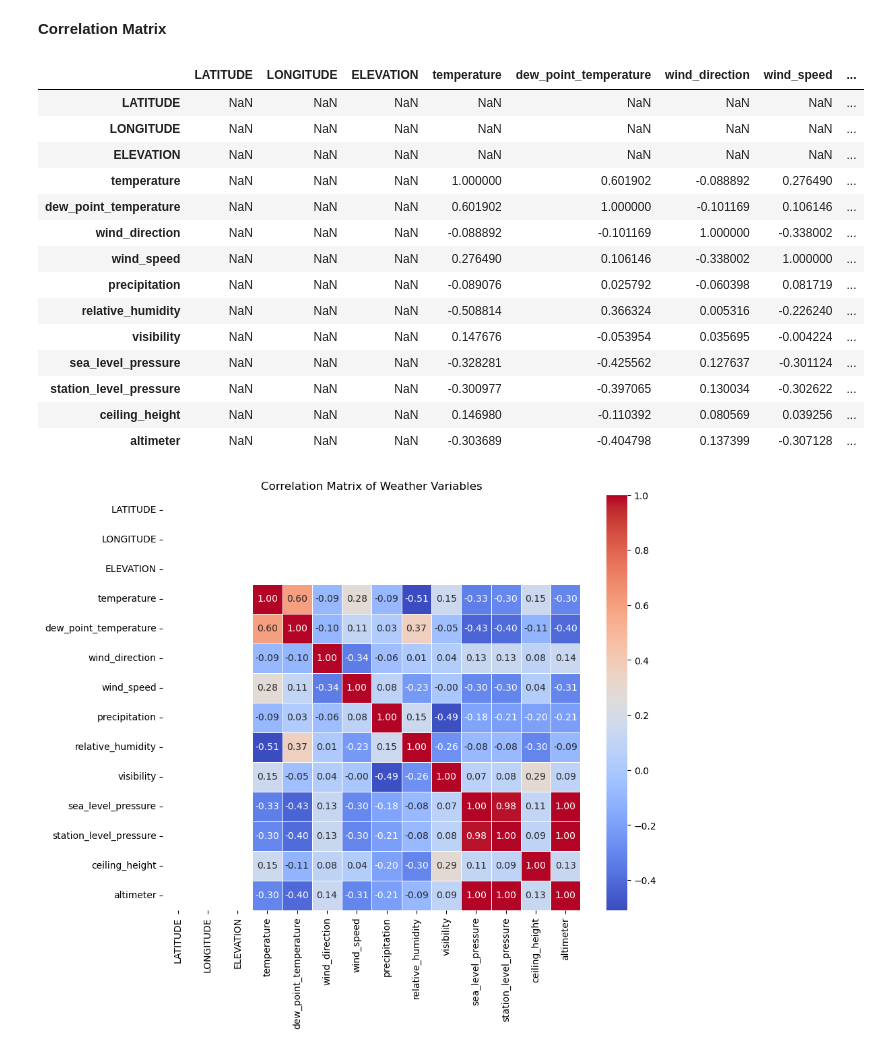
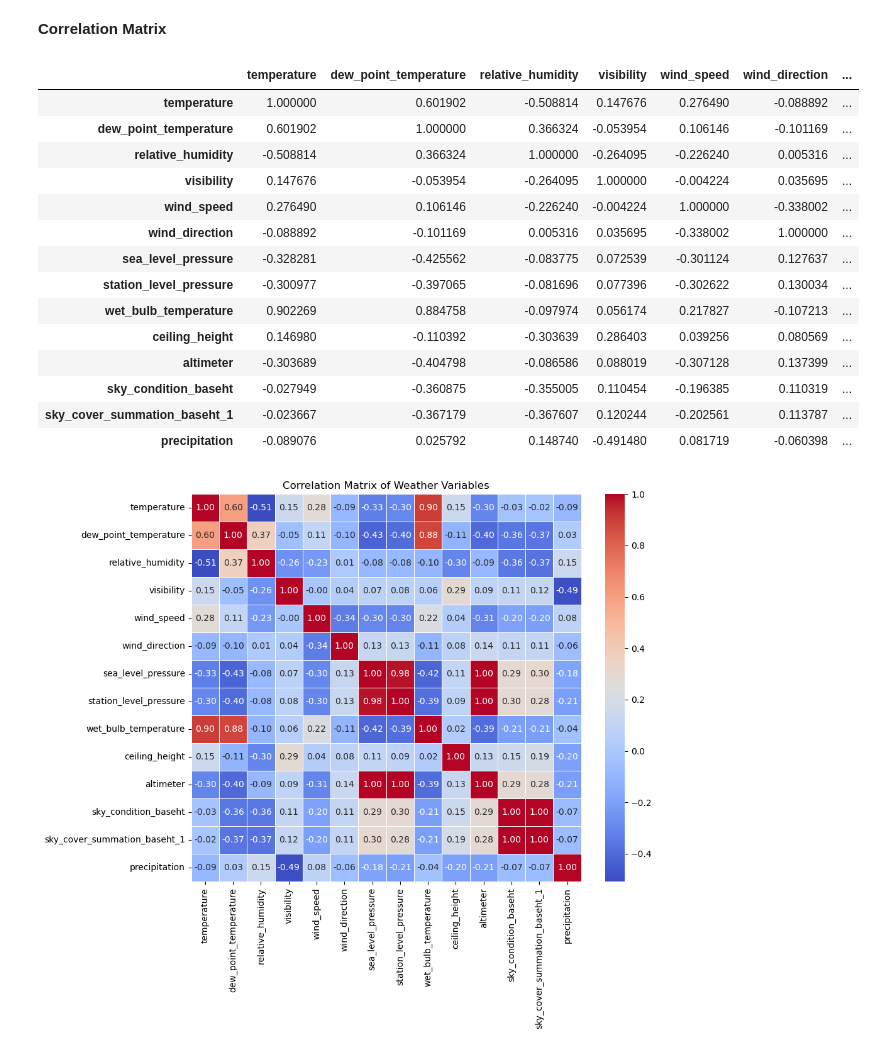
Before and after one commit to UC-Berkeley-I-School/207-Summer26-FinalProject-MLModel, a Jupyter notebook: EDA/SFO_NOAA_EDA_YvonneChook.ipynb, the cells around one changed output. Cells and saved outputs as stored; diff of their text form; code cells hidden in the pictures.

```diff
--- a/EDA/SFO_NOAA_EDA_YvonneChook.ipynb
+++ b/EDA/SFO_NOAA_EDA_YvonneChook.ipynb
@@ -32,5 +22,0 @@ plt.show()
-# %%
-#remove cases where temp is null
-NOAA_SFO_df = NOAA_SFO_df.dropna(subset=["temperature"])
-
-NOAA_SFO_df.shape
@@ -138,7 +97,24 @@ display(NOAA_train_df[feature_cols].describe().T)
 # %% [markdown]
 Distribution of float features
 # %%
-for col in feature_cols:
+distribution_plot_columns = [
+    "temperature",
+    "dew_point_temperature",
+    "relative_humidity",
+    "visibility",
+    "wind_speed",
+    "wind_direction",
+    "sea_level_pressure",
+    "station_level_pressure",
+    "wet_bulb_temperature",
+    "ceiling_height",
+    "altimeter",
+    "sky_condition_baseht",
+    "sky_cover_summation_baseht_1",
+    "precipitation"
+]
+
+for col in distribution_plot_columns:
     plt.figure(figsize=(8, 4))
     plt.hist(NOAA_train_df[col].dropna(), bins=30)
     plt.xlabel(col)
@@ -264,25 +260,25 @@ plt.show()
 # %% [markdown]
 **Correlation Matrix**
 # %%
-corr = NOAA_train_df[feature_cols].corr()
+corr = NOAA_train_df[distribution_plot_columns].corr()
 
 display(corr)
 # %% [output]
-|  | LATITUDE | LONGITUDE | ELEVATION | temperature | dew_point_temperature | wind_direction | wind_speed | ... |
-| LATITUDE | NaN | NaN | NaN | NaN | NaN | NaN | NaN | ... |
-| LONGITUDE | NaN | NaN | NaN | NaN | NaN | NaN | NaN | ... |
-| ELEVATION | NaN | NaN | NaN | NaN | NaN | NaN | NaN | ... |
-| temperature | NaN | NaN | NaN | 1.000000 | 0.601902 | -0.088892 | 0.276490 | ... |
-| dew_point_temperature | NaN | NaN | NaN | 0.601902 | 1.000000 | -0.101169 | 0.106146 | ... |
-| wind_direction | NaN | NaN | NaN | -0.088892 | -0.101169 | 1.000000 | -0.338002 | ... |
-| wind_speed | NaN | NaN | NaN | 0.276490 | 0.106146 | -0.338002 | 1.000000 | ... |
-| precipitation | NaN | NaN | NaN | -0.089076 | 0.025792 | -0.060398 | 0.081719 | ... |
-| relative_humidity | NaN | NaN | NaN | -0.508814 | 0.366324 | 0.005316 | -0.226240 | ... |
-| visibility | NaN | NaN | NaN | 0.147676 | -0.053954 | 0.035695 | -0.004224 | ... |
-| sea_level_pressure | NaN | NaN | NaN | -0.328281 | -0.425562 | 0.127637 | -0.301124 | ... |
-| station_level_pressure | NaN | NaN | NaN | -0.300977 | -0.397065 | 0.130034 | -0.302622 | ... |
-| ceiling_height | NaN | NaN | NaN | 0.146980 | -0.110392 | 0.080569 | 0.039256 | ... |
-| altimeter | NaN | NaN | NaN | -0.303689 | -0.404798 | 0.137399 | -0.307128 | ... |
+|  | temperature | dew_point_temperature | relative_humidity | visibility | wind_speed | wind_direction | ... |
+| temperature | 1.000000 | 0.601902 | -0.508814 | 0.147676 | 0.276490 | -0.088892 | ... |
+| dew_point_temperature | 0.601902 | 1.000000 | 0.366324 | -0.053954 | 0.106146 | -0.101169 | ... |
+| relative_humidity | -0.508814 | 0.366324 | 1.000000 | -0.264095 | -0.226240 | 0.005316 | ... |
+| visibility | 0.147676 | -0.053954 | -0.264095 | 1.000000 | -0.004224 | 0.035695 | ... |
+| wind_speed | 0.276490 | 0.106146 | -0.226240 | -0.004224 | 1.000000 | -0.338002 | ... |
+| wind_direction | -0.088892 | -0.101169 | 0.005316 | 0.035695 | -0.338002 | 1.000000 | ... |
+| sea_level_pressure | -0.328281 | -0.425562 | -0.083775 | 0.072539 | -0.301124 | 0.127637 | ... |
+| station_level_pressure | -0.300977 | -0.397065 | -0.081696 | 0.077396 | -0.302622 | 0.130034 | ... |
+| wet_bulb_temperature | 0.902269 | 0.884758 | -0.097974 | 0.056174 | 0.217827 | -0.107213 | ... |
+| ceiling_height | 0.146980 | -0.110392 | -0.303639 | 0.286403 | 0.039256 | 0.080569 | ... |
+| altimeter | -0.303689 | -0.404798 | -0.086586 | 0.088019 | -0.307128 | 0.137399 | ... |
+| sky_condition_baseht | -0.027949 | -0.360875 | -0.355005 | 0.110454 | -0.196385 | 0.110319 | ... |
+| sky_cover_summation_baseht_1 | -0.023667 | -0.367179 | -0.367607 | 0.120244 | -0.202561 | 0.113787 | ... |
+| precipitation | -0.089076 | 0.025792 | 0.148740 | -0.491480 | 0.081719 | -0.060398 | ... |
 # %%
 # Plot correlation matrix
 plt.figure(figsize=(10, 8))
@@ -298,4 +294,4 @@ sns.heatmap(
 plt.title("Correlation Matrix of Weather Variables")
 plt.show()
 # %% [output]
-[figure, old version]
+[figure, new version]
```
Also changed, not shown: parts of 21 cells of this notebook.
